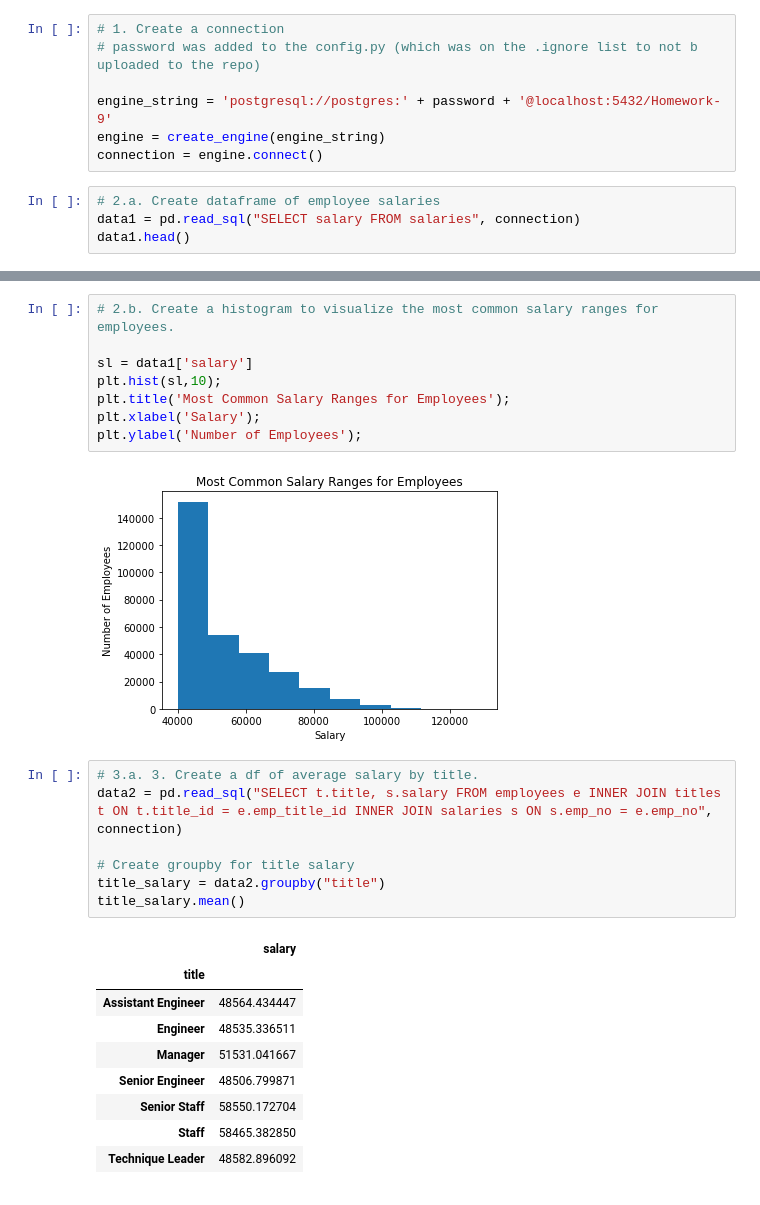
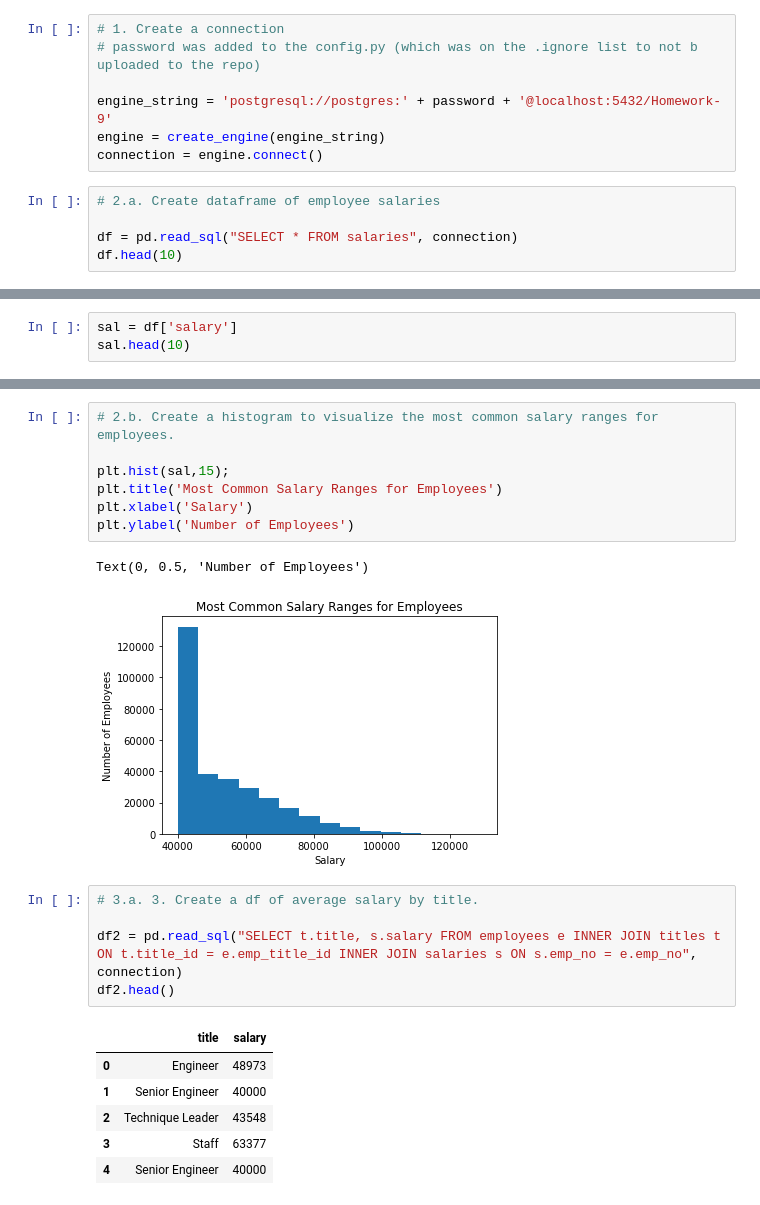
Before and after one commit to flbpilot/SQL-Challenge, a Jupyter notebook: EmployeeSQL/Bonus.ipynb, the cells around one changed output, grey strips where cells are left out. Cells and saved outputs as stored; diff of their text form.

```diff
--- a/EmployeeSQL/Bonus.ipynb
+++ b/EmployeeSQL/Bonus.ipynb
@@ -15,6 +16,7 @@ engine = create_engine(engine_string)
 connection = engine.connect()
 # %%
 # 2.a. Create dataframe of employee salaries
-data1 = pd.read_sql("SELECT salary FROM salaries", connection)
-data1.head()
+
+df = pd.read_sql("SELECT * FROM salaries", connection)
+df.head(10)
 # %% [output]
@@ -26,0 +34,3 @@ data1.head()
+# %%
+sal = df['salary']
+sal.head(10)
@@ -27,27 +49,22 @@ data1.head()
 # %%
 # 2.b. Create a histogram to visualize the most common salary ranges for employees.
 
-sl = data1['salary']
-plt.hist(sl,10);
-plt.title('Most Common Salary Ranges for Employees');
-plt.xlabel('Salary');
-plt.ylabel('Number of Employees');
+plt.hist(sal,15);
+plt.title('Most Common Salary Ranges for Employees')
+plt.xlabel('Salary')
+plt.ylabel('Number of Employees')
 # %% [output]
+Text(0, 0.5, 'Number of Employees')
-[figure, old version]
+[figure, new version]
 # %%
 # 3.a. 3. Create a df of average salary by title.
-data2 = pd.read_sql("SELECT t.title, s.salary FROM employees e INNER JOIN titles t ON t.title_id = e.emp_title_id INNER JOIN salaries s ON s.emp_no = e.emp_no", connection)
 
-# Create groupby for title salary
-title_salary = data2.groupby("title")
-title_salary.mean()
+df2 = pd.read_sql("SELECT t.title, s.salary FROM employees e INNER JOIN titles t ON t.title_id = e.emp_title_id INNER JOIN salaries s ON s.emp_no = e.emp_no", connection)
+df2.head()
 # %% [output]
-|  | salary |
-| title |  |
-| Assistant Engineer | 48564.434447 |
-| Engineer | 48535.336511 |
-| Manager | 51531.041667 |
-| Senior Engineer | 48506.799871 |
-| Senior Staff | 58550.172704 |
-| Staff | 58465.382850 |
-| Technique Leader | 48582.896092 |
+|  | title | salary |
+| 0 | Engineer | 48973 |
+| 1 | Senior Engineer | 40000 |
+| 2 | Technique Leader | 43548 |
+| 3 | Staff | 63377 |
+| 4 | Senior Engineer | 40000 |
```
Also changed, not shown: parts of 5 cells of this notebook, 1 other file.
